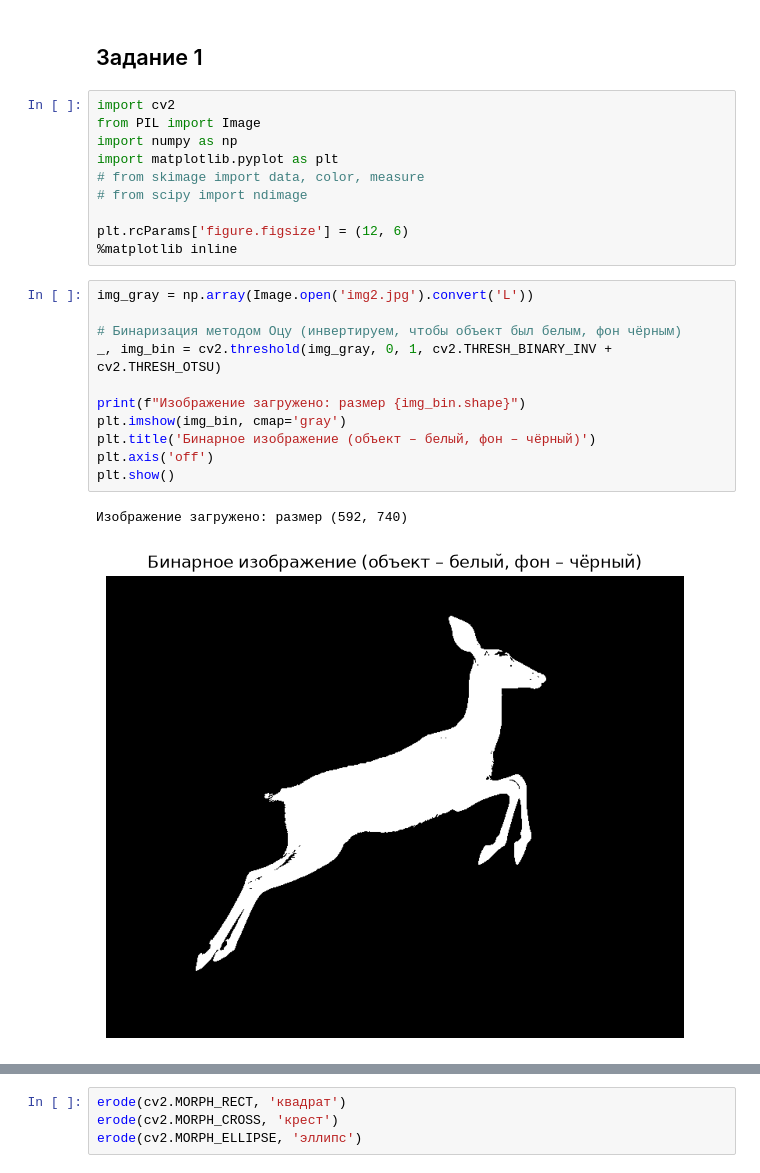
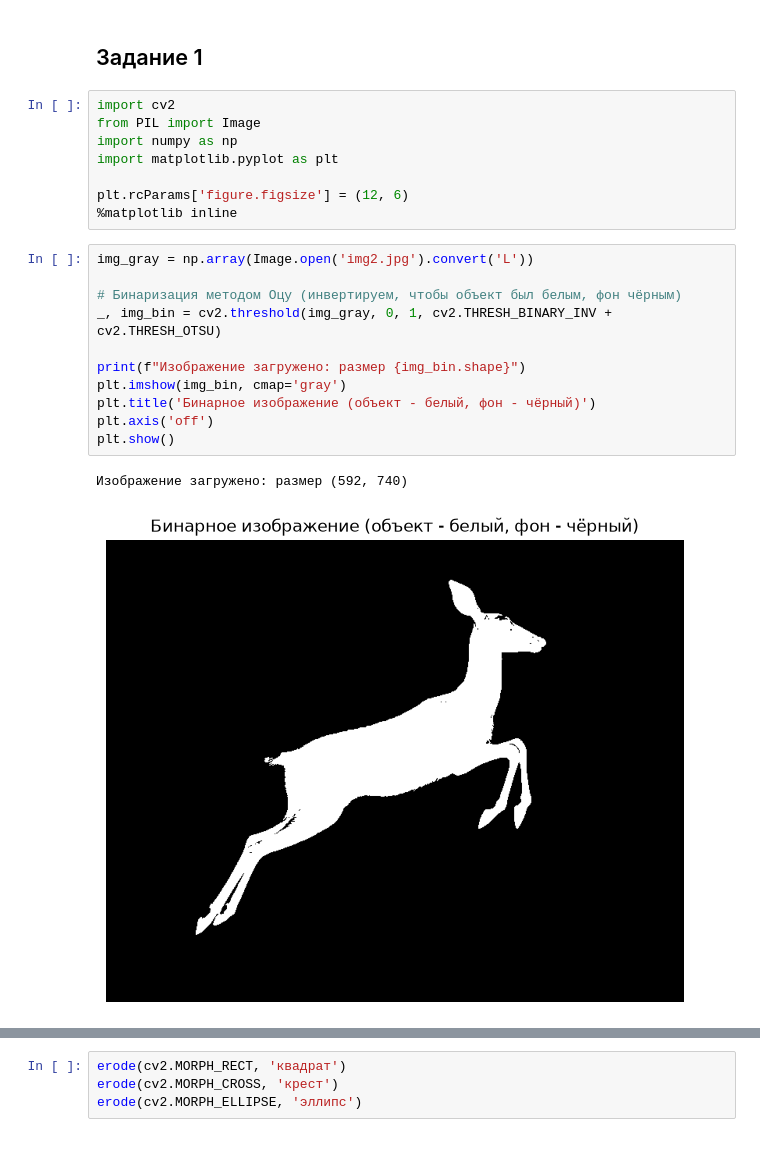
Before and after one commit to RuslanVdovinn/asu, a Jupyter notebook: kmkz/lec2/exercise/lab2.ipynb, the cells around one changed output, grey strips where cells are left out. Cells and saved outputs as stored; diff of their text form.

```diff
--- a/kmkz/lec2/exercise/lab2.ipynb
+++ b/kmkz/lec2/exercise/lab2.ipynb
@@ -7,23 +7,21 @@ import cv2
 from PIL import Image
 import numpy as np
 import matplotlib.pyplot as plt
-# from skimage import data, color, measure
-# from scipy import ndimage
 
 plt.rcParams['figure.figsize'] = (12, 6)
 %matplotlib inline
 # %%
 img_gray = np.array(Image.open('img2.jpg').convert('L'))
 
 # Бинаризация методом Оцу (инвертируем, чтобы объект был белым, фон чёрным)
 _, img_bin = cv2.threshold(img_gray, 0, 1, cv2.THRESH_BINARY_INV + cv2.THRESH_OTSU)
 
 print(f"Изображение загружено: размер {img_bin.shape}")
 plt.imshow(img_bin, cmap='gray')
-plt.title('Бинарное изображение (объект – белый, фон – чёрный)')
+plt.title('Бинарное изображение (объект - белый, фон - чёрный)')
 plt.axis('off')
 plt.show()
 # %% [output]
 Изображение загружено: размер (592, 740)
-[figure, old version]
+[figure, new version]
 # %%
```
Also changed, not shown: parts of 27 cells of this notebook.
